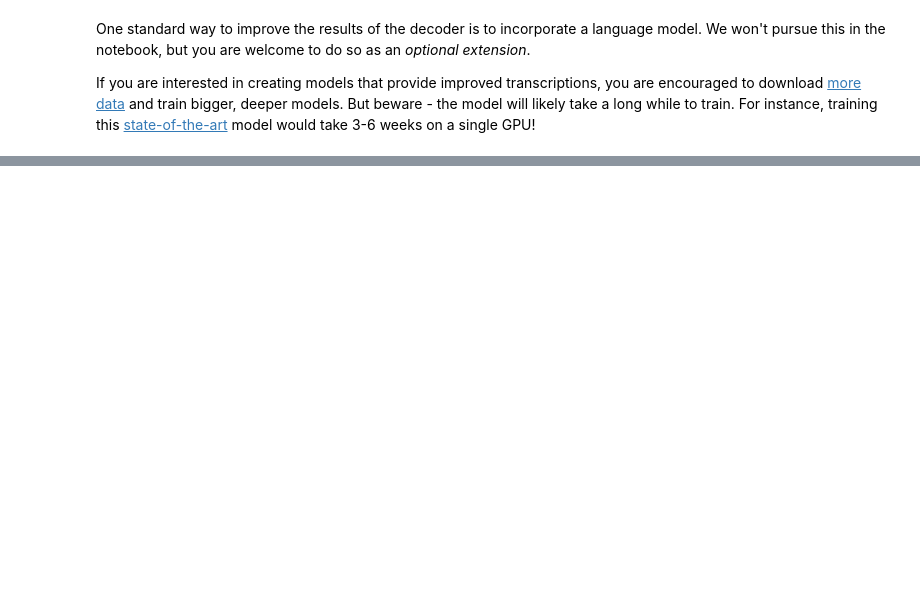
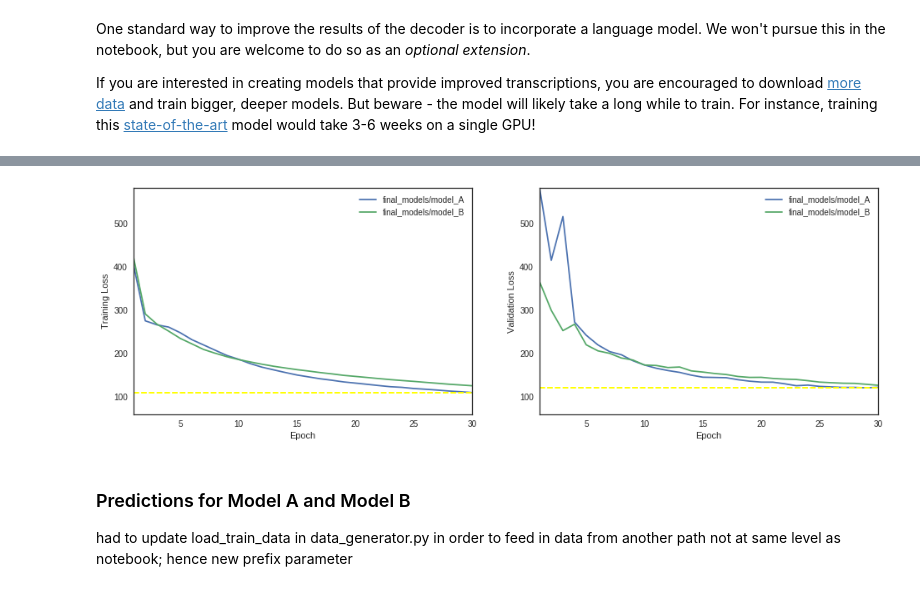
Before and after one commit to caitriggs/udacity-NLP, a Jupyter notebook: AIND-VUI-Capstone/vui_notebook.ipynb, the cells around one changed output, grey strips where cells are left out. Cells and saved outputs as stored; diff of their text form; code cells hidden in the pictures; blank space fills up the shorter version.

```diff
--- a/AIND-VUI-Capstone/vui_notebook.ipynb
+++ b/AIND-VUI-Capstone/vui_notebook.ipynb
@@ -719,0 +1004,7 @@ If you are interested in creating models that provide improved transcriptions, y
+# %%
+plot_loss('results/final_models/')
+# %% [output]
+[figure, added]
+# %% [markdown]
+### Predictions for Model A and Model B
+had to update load_train_data in data_generator.py in order to feed in data from another path not at same level as notebook; hence new prefix parameter
```
Also changed, not shown: parts of 42 cells of this notebook, 18 other files.
